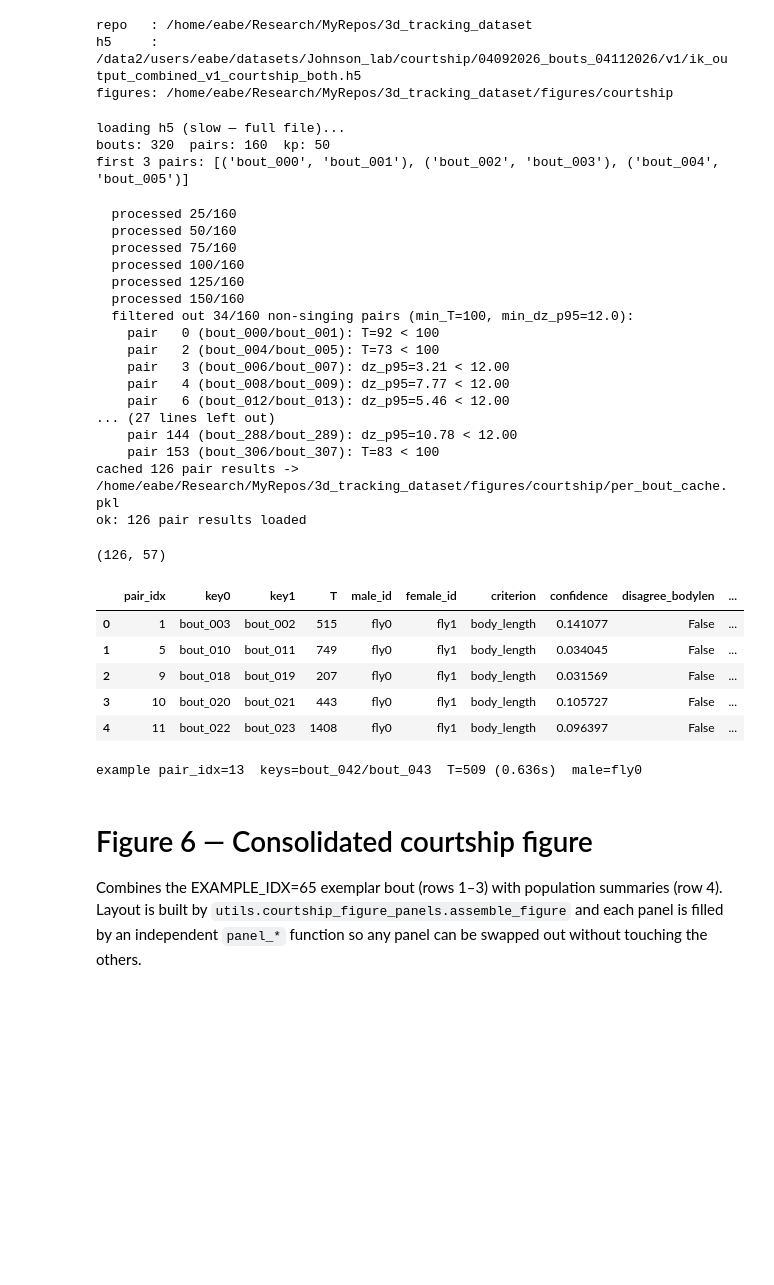
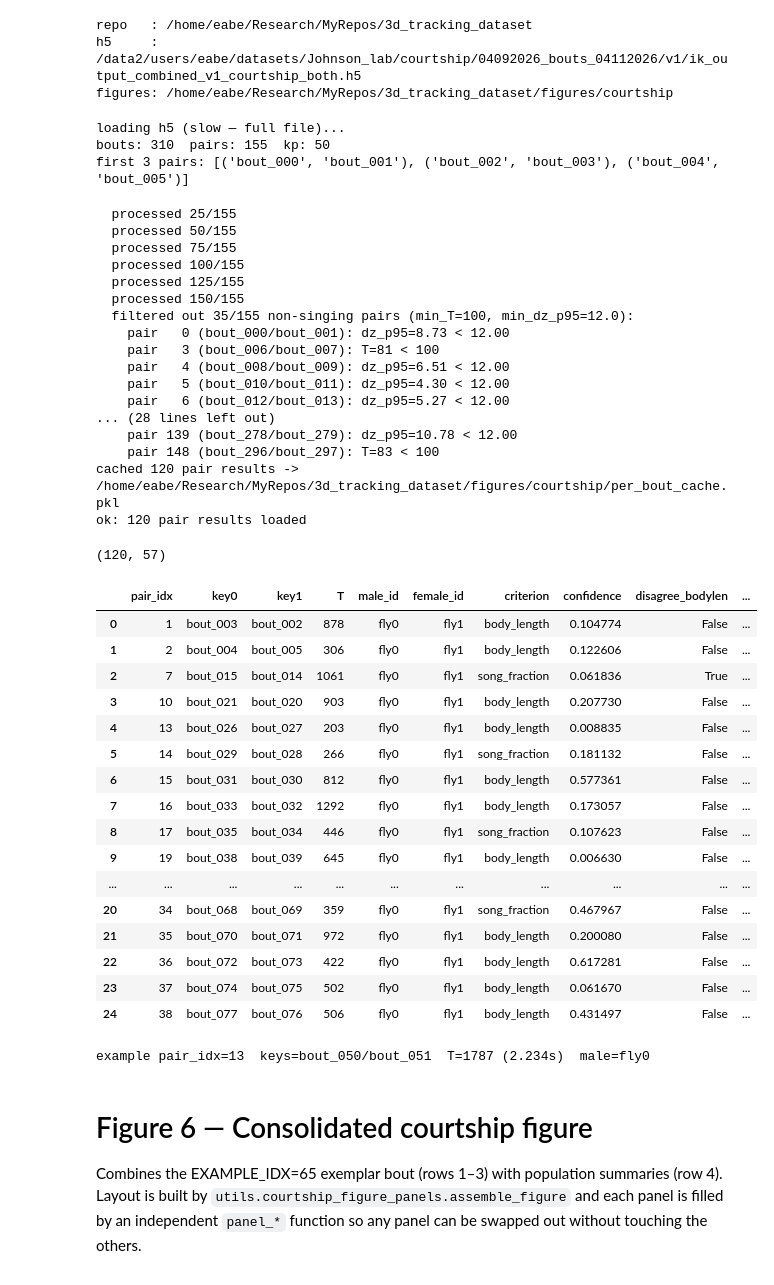
Before and after one commit to elliottabe/3d_tracking_dataset, a Jupyter notebook: notebooks/Courtship_Song_Figures2.ipynb, the cells around one changed output. Saved outputs shown, nothing was run; the diff lists cells and outputs as text; code cells hidden in the pictures; blank space fills up the shorter version.

Commit message:
fix short bout issue

```diff
--- a/notebooks/Courtship_Song_Figures2.ipynb
+++ b/notebooks/Courtship_Song_Figures2.ipynb
@@ -100,8 +100,7 @@ print('loading h5 (slow — full file)...')
 # data, info, kp_names, bout_keys = load_courtship_h5(H5_PATH)
 
 H5_SESSION0 = Path('/data2/users/eabe/datasets/Johnson_lab/courtship/'
-                   'Session0/2025_10_20_13_20_04/Predictions_3D_34643097/'
-                   'Predictions_3D_34653429/v1/ik_output_combined_v1_courtship_both.h5')
+                   'Session0/2025_10_20_13_20_04/v1/ik_output_combined_v1_courtship_both.h5')
 H5_MAIN = Path('/data2/users/eabe/datasets/Johnson_lab/courtship/'
                '04092026_bouts_04112026/v1/ik_output_combined_v1_courtship_both.h5')
 
@@ -113,7 +112,7 @@ print(f'bouts: {len(bout_keys)}  pairs: {len(pairs)}  kp: {len(kp_names)}')
 print(f'first 3 pairs: {pairs[:3]}')
 # %% [output]
 loading h5 (slow — full file)...
-bouts: 320  pairs: 160  kp: 50
+bouts: 310  pairs: 155  kp: 50
 first 3 pairs: [('bout_000', 'bout_001'), ('bout_002', 'bout_003'), ('bout_004', 'bout_005')]
 # %%
 # --- Run the full per-pair analysis and cache to a pickle ---
@@ -137,23 +136,23 @@ results = analyze_all_pairs(
 
 print(f'ok: {len(results)} pair results loaded')
 # %% [output]
-  processed 25/160
-  processed 50/160
-  processed 75/160
-  processed 100/160
-  processed 125/160
-  processed 150/160
-  filtered out 34/160 non-singing pairs (min_T=100, min_dz_p95=12.0):
-    pair   0 (bout_000/bout_001): T=92 < 100
-    pair   2 (bout_004/bout_005): T=73 < 100
-    pair   3 (bout_006/bout_007): dz_p95=3.21 < 12.00
-    pair   4 (bout_008/bout_009): dz_p95=7.77 < 12.00
-    pair   6 (bout_012/bout_013): dz_p95=5.46 < 12.00
-... (27 lines left out)
-    pair 144 (bout_288/bout_289): dz_p95=10.78 < 12.00
-    pair 153 (bout_306/bout_307): T=83 < 100
-cached 126 pair results -> /home/eabe/Research/MyRepos/3d_tracking_dataset/figures/courtship/per_bout_cache.pkl
-ok: 126 pair results loaded
+  processed 25/155
+  processed 50/155
+  processed 75/155
+  processed 100/155
+  processed 125/155
+  processed 150/155
+  filtered out 35/155 non-singing pairs (min_T=100, min_dz_p95=12.0):
+    pair   0 (bout_000/bout_001): dz_p95=8.73 < 12.00
+    pair   3 (bout_006/bout_007): T=81 < 100
+    pair   4 (bout_008/bout_009): dz_p95=6.51 < 12.00
+    pair   5 (bout_010/bout_011): dz_p95=4.30 < 12.00
+    pair   6 (bout_012/bout_013): dz_p95=5.27 < 12.00
+... (28 lines left out)
+    pair 139 (bout_278/bout_279): dz_p95=10.78 < 12.00
+    pair 148 (bout_296/bout_297): T=83 < 100
+cached 120 pair results -> /home/eabe/Research/MyRepos/3d_tracking_dataset/figures/courtship/per_bout_cache.pkl
+ok: 120 pair results loaded
 # %%
 # --- Build a per-bout results dataframe for figures + CSV export ---
 def _frac(labels, valid):
@@ -184,40 +183,51 @@ for r in results:
         'song_fraction_male':         r['song0']['summary']['song_fraction'],
         'song_fraction_female':       r['song1']['summary']['song_fraction'],
         'body_length_male':           sex['body_length_male'],
         'body_length_female':         sex['body_length_female'],
         # Raw tracker-slot record for traceability + Figure 1.
         'tracker_male_id':            r['tracker_male_id'],
         'tracker_key0':               r['tracker_key0'],
         'tracker_key1':               r['tracker_key1'],
         'tracker_song_fraction_fly0': r['tracker_song_fraction_fly0'],
         'tracker_song_fraction_fly1': r['tracker_song_fraction_fly1'],
         'frac_pulse':                 fr['pulse'],
         'frac_sine':                  fr['sine'],
         'frac_waggle':                fr['waggle'],
         'frac_quiet':                 fr['quiet'],
         'walking_fraction':           walking_fraction(r['walking_state'][r['male_valid']]) if r['male_valid'].any() else float('nan'),
         'mean_com_z':                 float(np.nanmean(r['com_z'][r['male_valid']])) if r['male_valid'].any() else float('nan'),
         'mean_speed_bl':              float(np.nanmean(r['kin'].get('speed_bl', r['kin']['speed'])[r['male_valid']])) if r['male_valid'].any() else float('nan'),
     }
     # Song-conditioned aggregates
     for song in ('pulse', 'sine', 'waggle', 'quiet'):
         stats = bs.get(song, {})
         for m in ('speed_bl', 'forward_speed_bl', 'turn_rate', 'com_z'):
             row[f'{song}_{m}_mean'] = stats.get(m, {}).get('mean', float('nan'))
             row[f'{song}_{m}_n']    = stats.get(m, {}).get('n',    0)
     rows.append(row)
 
 df = pd.DataFrame(rows)
 print(df.shape)
-df.head()
+df.head(25)
 # %% [output]
-(126, 57)
+(120, 57)
 |  | pair_idx | key0 | key1 | T | male_id | female_id | criterion | confidence | disagree_bodylen | ... |
-| 0 | 1 | bout_003 | bout_002 | 515 | fly0 | fly1 | body_length | 0.141077 | False | ... |
-| 1 | 5 | bout_010 | bout_011 | 749 | fly0 | fly1 | body_length | 0.034045 | False | ... |
-| 2 | 9 | bout_018 | bout_019 | 207 | fly0 | fly1 | body_length | 0.031569 | False | ... |
-| 3 | 10 | bout_020 | bout_021 | 443 | fly0 | fly1 | body_length | 0.105727 | False | ... |
-| 4 | 11 | bout_022 | bout_023 | 1408 | fly0 | fly1 | body_length | 0.096397 | False | ... |
+| 0 | 1 | bout_003 | bout_002 | 878 | fly0 | fly1 | body_length | 0.104774 | False | ... |
+| 1 | 2 | bout_004 | bout_005 | 306 | fly0 | fly1 | body_length | 0.122606 | False | ... |
+| 2 | 7 | bout_015 | bout_014 | 1061 | fly0 | fly1 | song_fraction | 0.061836 | True | ... |
+| 3 | 10 | bout_021 | bout_020 | 903 | fly0 | fly1 | body_length | 0.207730 | False | ... |
+| 4 | 13 | bout_026 | bout_027 | 203 | fly0 | fly1 | body_length | 0.008835 | False | ... |
+| 5 | 14 | bout_029 | bout_028 | 266 | fly0 | fly1 | song_fraction | 0.181132 | False | ... |
+| 6 | 15 | bout_031 | bout_030 | 812 | fly0 | fly1 | body_length | 0.577361 | False | ... |
+| 7 | 16 | bout_033 | bout_032 | 1292 | fly0 | fly1 | body_length | 0.173057 | False | ... |
+| 8 | 17 | bout_035 | bout_034 | 446 | fly0 | fly1 | song_fraction | 0.107623 | False | ... |
+| 9 | 19 | bout_038 | bout_039 | 645 | fly0 | fly1 | body_length | 0.006630 | False | ... |
+| ... | ... | ... | ... | ... | ... | ... | ... | ... | ... | ... |
+| 20 | 34 | bout_068 | bout_069 | 359 | fly0 | fly1 | song_fraction | 0.467967 | False | ... |
+| 21 | 35 | bout_070 | bout_071 | 972 | fly0 | fly1 | body_length | 0.200080 | False | ... |
+| 22 | 36 | bout_072 | bout_073 | 422 | fly0 | fly1 | body_length | 0.617281 | False | ... |
+| 23 | 37 | bout_074 | bout_075 | 502 | fly0 | fly1 | body_length | 0.061670 | False | ... |
+| 24 | 38 | bout_077 | bout_076 | 506 | fly0 | fly1 | body_length | 0.431497 | False | ... |
 # %%
 %matplotlib inline
 EXAMPLE_IDX = 13 # 73
@@ -336,7 +346,7 @@ def _shade_song(ax, result, fs, seen, frame_range=None):
                          hatch=None, side_tag=None, seen_labels=seen,
                          frame_range=frame_range)
 # %% [output]
-example pair_idx=13  keys=bout_042/bout_043  T=509 (0.636s)  male=fly0
+example pair_idx=13  keys=bout_050/bout_051  T=1787 (2.234s)  male=fly0
 # %%
 # # --- Figure 2 multi-page PDF: one page per pair ---
 # # Generates fig2_song_all_pairs.pdf — same layout as the single-pair Figure 2
```
Also changed, not shown: parts of 2 cells of this notebook, 5 other files.
